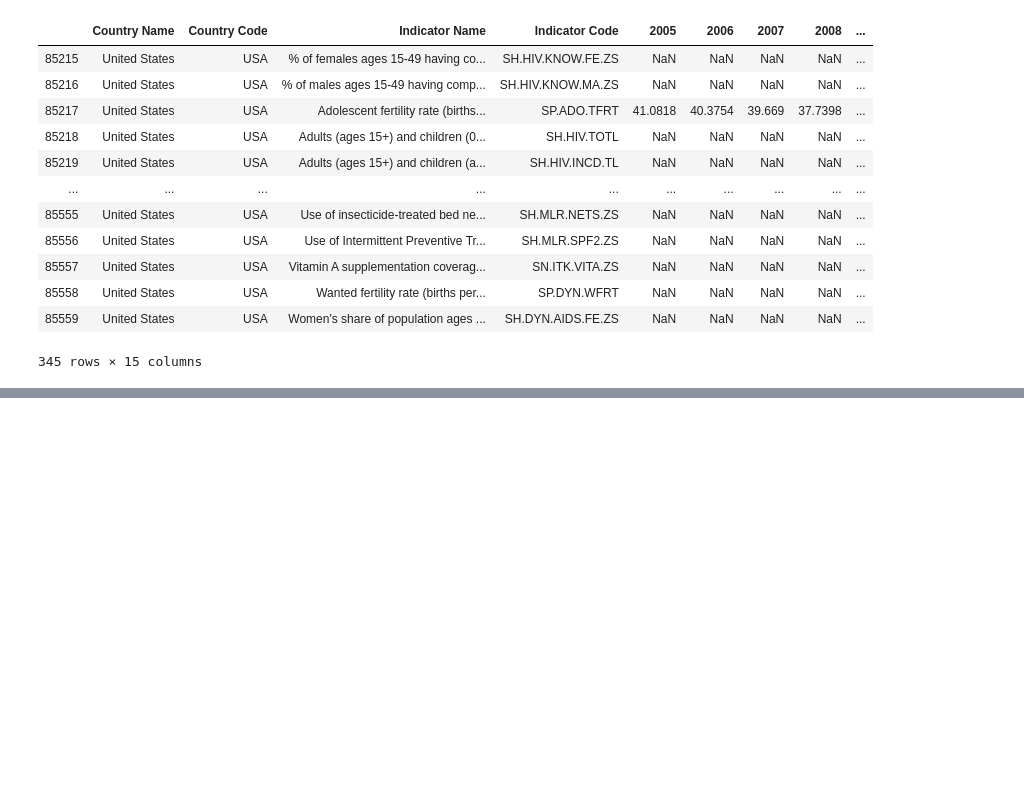
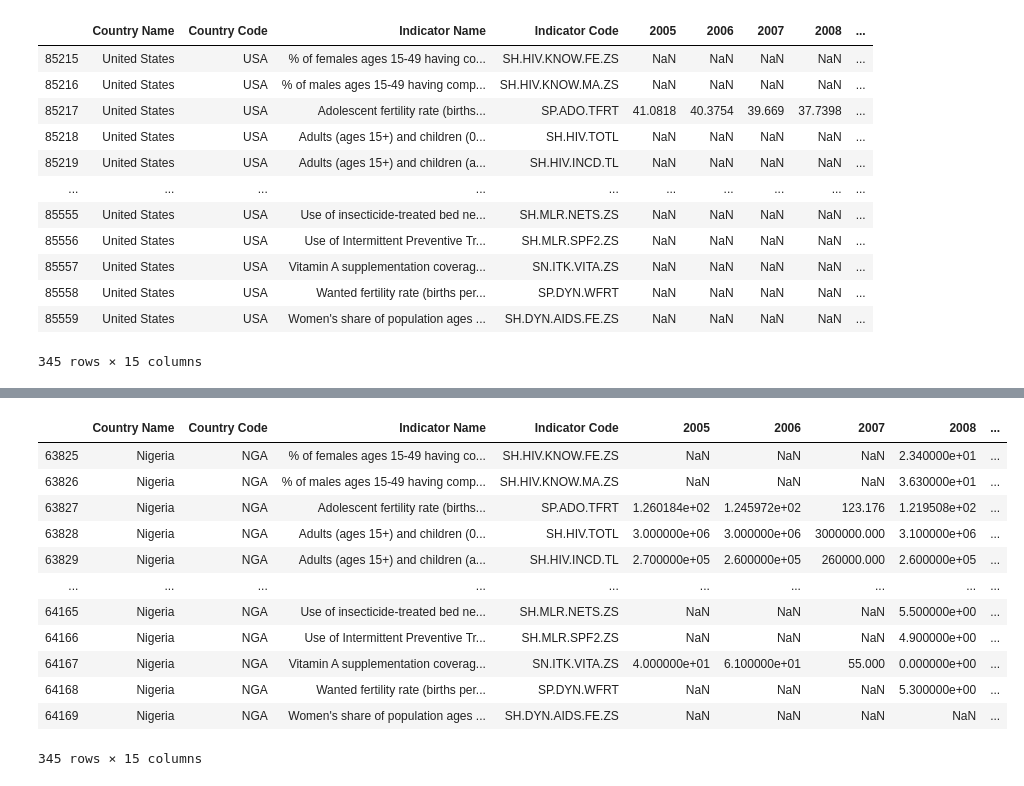
Before and after one commit to shujams/Global-Health-Indicator-Analysis, a Jupyter notebook: Population_Health.ipynb, the cells around one changed output, grey strips where cells are left out. Drawn from its saved outputs; the diff is of its cells as text; code cells hidden in the pictures; blank space fills up the shorter version.

```diff
--- a/Population_Health.ipynb
+++ b/Population_Health.ipynb
@@ -109,0 +270,17 @@ dropped_usa_data_df_format
+# %%
+nigeria_df = countries_sorted_df.get_group('Nigeria')
+nigeria_df
+# %% [output]
+|  | Country Name | Country Code | Indicator Name | Indicator Code | 2005 | 2006 | 2007 | 2008 | ... |
+| 63825 | Nigeria | NGA | % of females ages 15-49 having co... | SH.HIV.KNOW.FE.ZS | NaN | NaN | NaN | 2.340000e+01 | ... |
+| 63826 | Nigeria | NGA | % of males ages 15-49 having comp... | SH.HIV.KNOW.MA.ZS | NaN | NaN | NaN | 3.630000e+01 | ... |
+| 63827 | Nigeria | NGA | Adolescent fertility rate (births... | SP.ADO.TFRT | 1.260184e+02 | 1.245972e+02 | 123.176 | 1.219508e+02 | ... |
+| 63828 | Nigeria | NGA | Adults (ages 15+) and children (0... | SH.HIV.TOTL | 3.000000e+06 | 3.000000e+06 | 3000000.000 | 3.100000e+06 | ... |
+| 63829 | Nigeria | NGA | Adults (ages 15+) and children (a... | SH.HIV.INCD.TL | 2.700000e+05 | 2.600000e+05 | 260000.000 | 2.600000e+05 | ... |
+| ... | ... | ... | ... | ... | ... | ... | ... | ... | ... |
+| 64165 | Nigeria | NGA | Use of insecticide-treated bed ne... | SH.MLR.NETS.ZS | NaN | NaN | NaN | 5.500000e+00 | ... |
+| 64166 | Nigeria | NGA | Use of Intermittent Preventive Tr... | SH.MLR.SPF2.ZS | NaN | NaN | NaN | 4.900000e+00 | ... |
+| 64167 | Nigeria | NGA | Vitamin A supplementation coverag... | SN.ITK.VITA.ZS | 4.000000e+01 | 6.100000e+01 | 55.000 | 0.000000e+00 | ... |
+| 64168 | Nigeria | NGA | Wanted fertility rate (births per... | SP.DYN.WFRT | NaN | NaN | NaN | 5.300000e+00 | ... |
+| 64169 | Nigeria | NGA | Women's share of population ages ... | SH.DYN.AIDS.FE.ZS | NaN | NaN | NaN | NaN | ... |
+345 rows × 15 columns
```
Also changed, not shown: parts of 11 cells of this notebook, 6 other files.
